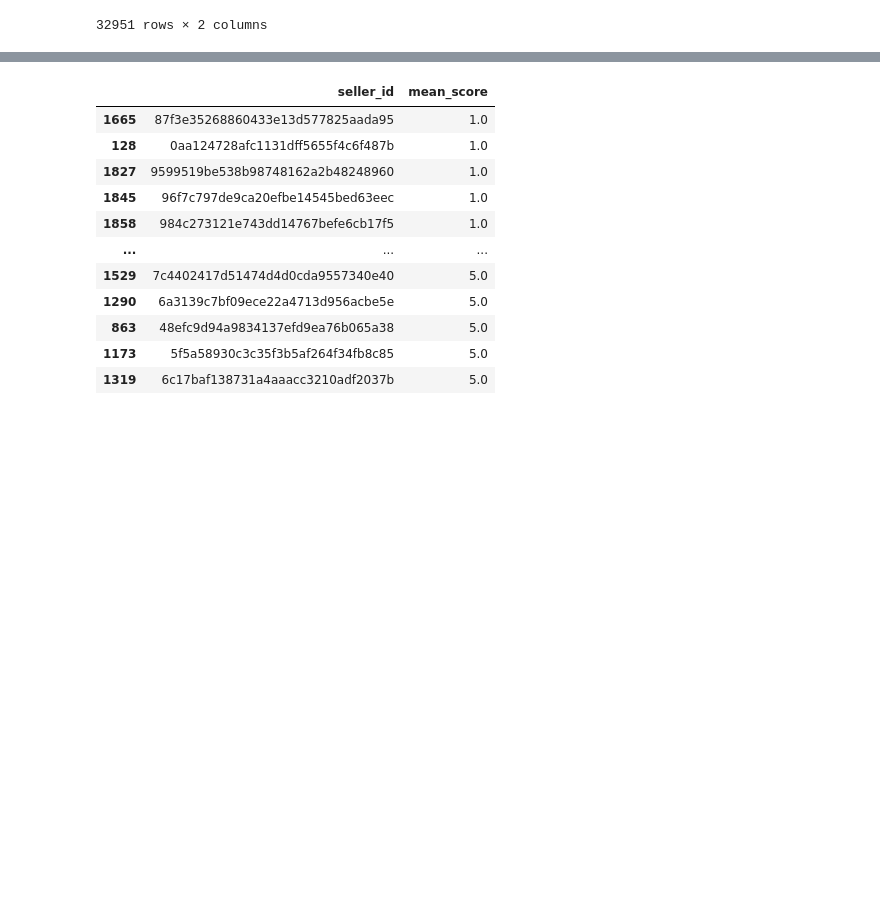
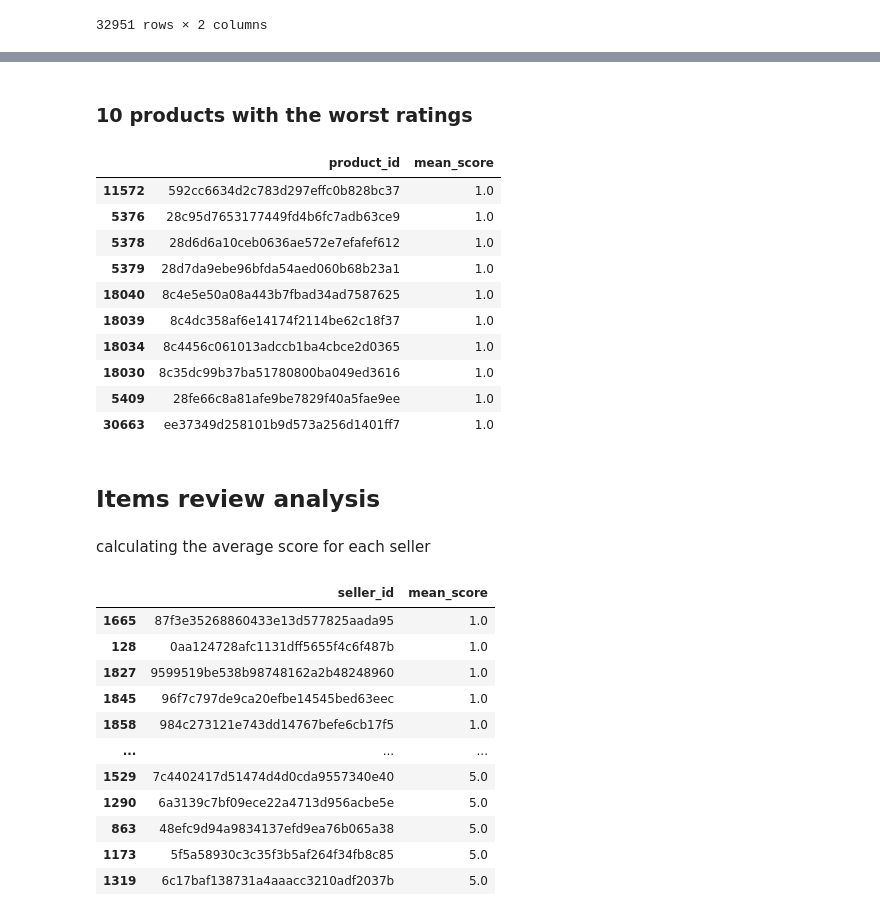
Before and after one commit to Swyatoistudent/SMART, a Jupyter notebook: TASK3/analytics.ipynb, the cells around one changed output, grey strips where cells are left out. Cells and saved outputs as stored; diff of their text form; code cells hidden in the pictures; blank space fills up the shorter version.

```diff
--- a/TASK3/analytics.ipynb
+++ b/TASK3/analytics.ipynb
@@ -52,3 +75,24 @@ items_reviews
+# %% [markdown]
+### 10 products with the worst ratings
+# %%
+worst_products = items_reviews[:10]
+worst_products
+# %% [output]
+|  | product_id | mean_score |
+| 11572 | 592cc6634d2c783d297effc0b828bc37 | 1.0 |
+| 5376 | 28c95d7653177449fd4b6fc7adb63ce9 | 1.0 |
+| 5378 | 28d6d6a10ceb0636ae572e7efafef612 | 1.0 |
+| 5379 | 28d7da9ebe96bfda54aed060b68b23a1 | 1.0 |
+| 18040 | 8c4e5e50a08a443b7fbad34ad7587625 | 1.0 |
+| 18039 | 8c4dc358af6e14174f2114be62c18f37 | 1.0 |
+| 18034 | 8c4456c061013adccb1ba4cbce2d0365 | 1.0 |
+| 18030 | 8c35dc99b37ba51780800ba049ed3616 | 1.0 |
+| 5409 | 28fe66c8a81afe9be7829f40a5fae9ee | 1.0 |
+| 30663 | ee37349d258101b9d573a256d1401ff7 | 1.0 |
+# %% [markdown]
+## Items review analysis
+# %% [markdown]
+calculating the average score for each seller
 # %%
 seller_reviews = order_items_reviews.groupby(['seller_id']).review_score.mean().reset_index(name='mean_score')
 seller_reviews = seller_reviews.sort_values(by='mean_score')
```
Also changed, not shown: parts of 12 cells of this notebook.
